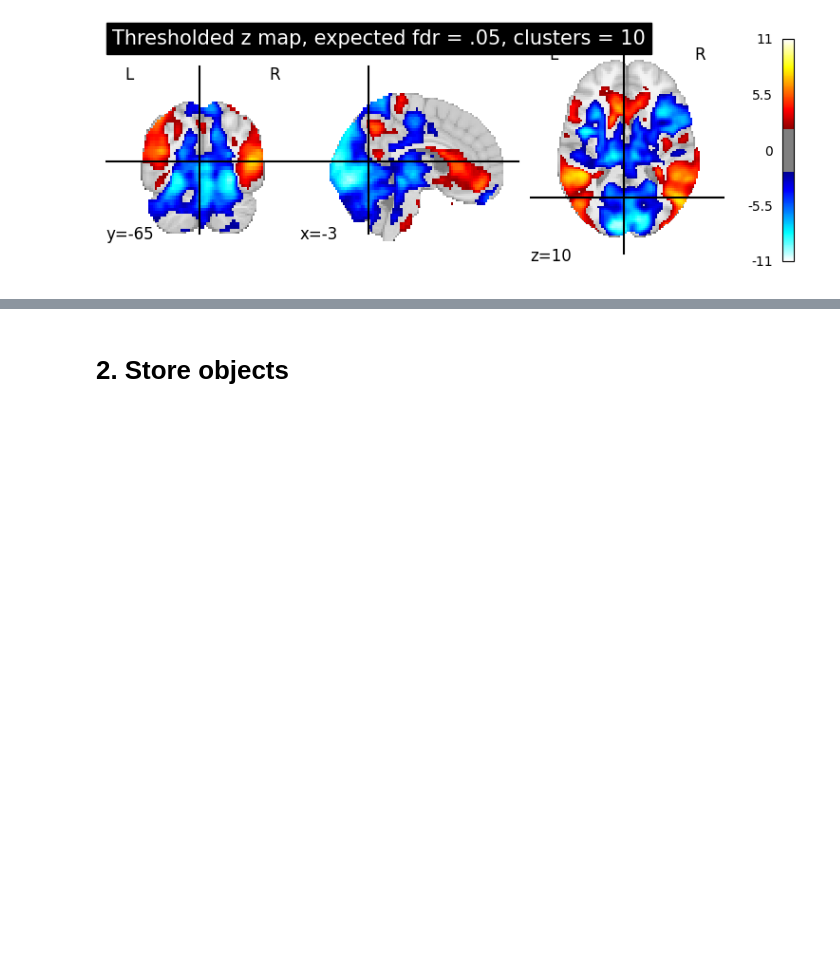
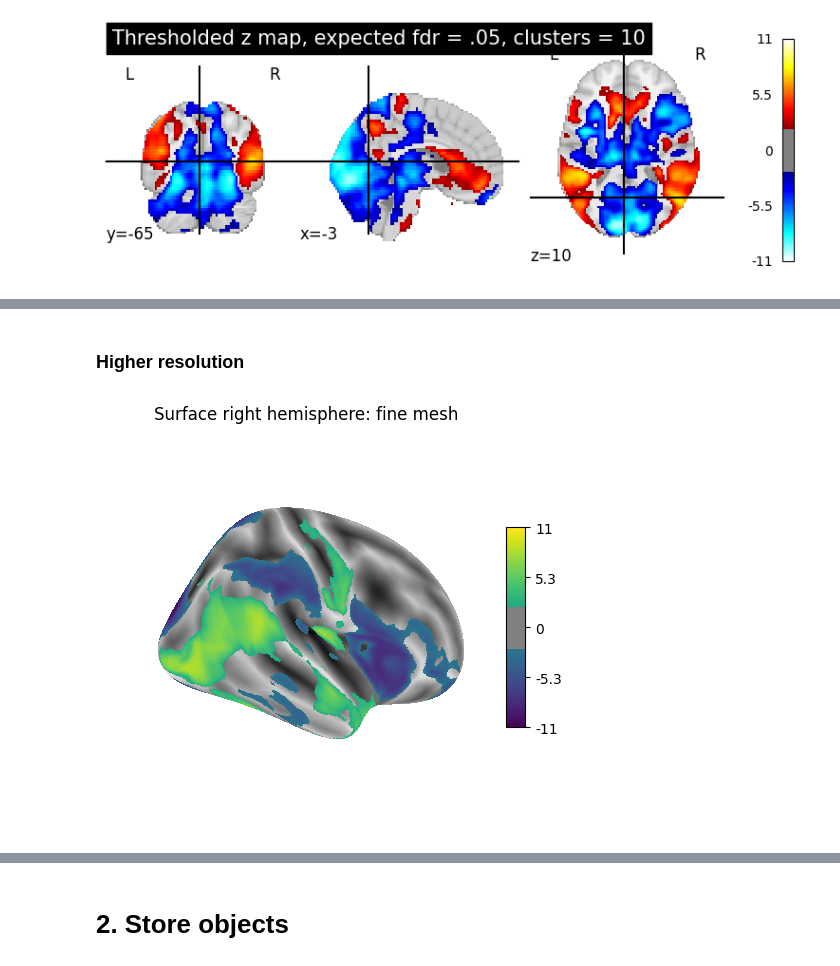
Before and after one commit to dominikpegler/tewa2-neuroimaging, a Jupyter notebook: assignments/Group assignment/Group assignment.ipynb, the cells around one changed output, grey strips where cells are left out. Drawn from its saved outputs; the diff is of its cells as text; code cells hidden in the pictures; blank space fills up the shorter version.

```diff
--- a/assignments/Group assignment/Group assignment.ipynb
+++ b/assignments/Group assignment/Group assignment.ipynb
@@ -225,0 +246,19 @@ fig.show()
+# %% [markdown]
+### Higher resolution
+# %%
+big_fsaverage = datasets.fetch_surf_fsaverage("fsaverage")
+big_texture = surface.vol_to_surf(thresholded_map, big_fsaverage.pial_right)
+
+plotting.plot_surf_stat_map(
+    big_fsaverage.infl_right,
+    big_texture,
+    hemi="right",
+    colorbar=True,
+    title="Surface right hemisphere: fine mesh",
+    threshold=threshold,
+    bg_map=big_fsaverage.sulc_right,
+    cmap="viridis",
+)
+plotting.show()
+# %% [output]
+[figure, added]
```
Also changed, not shown: parts of 10 cells of this notebook.
